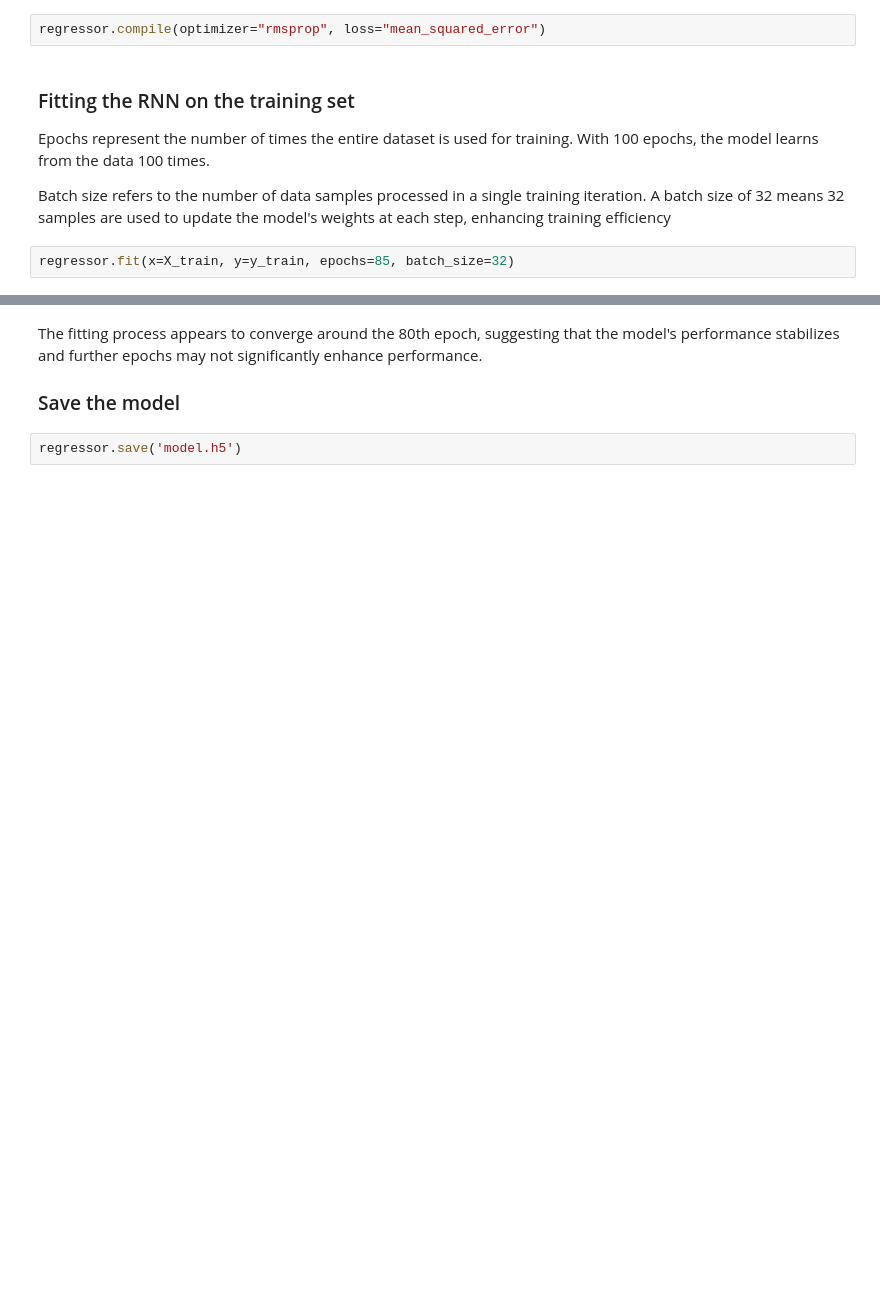
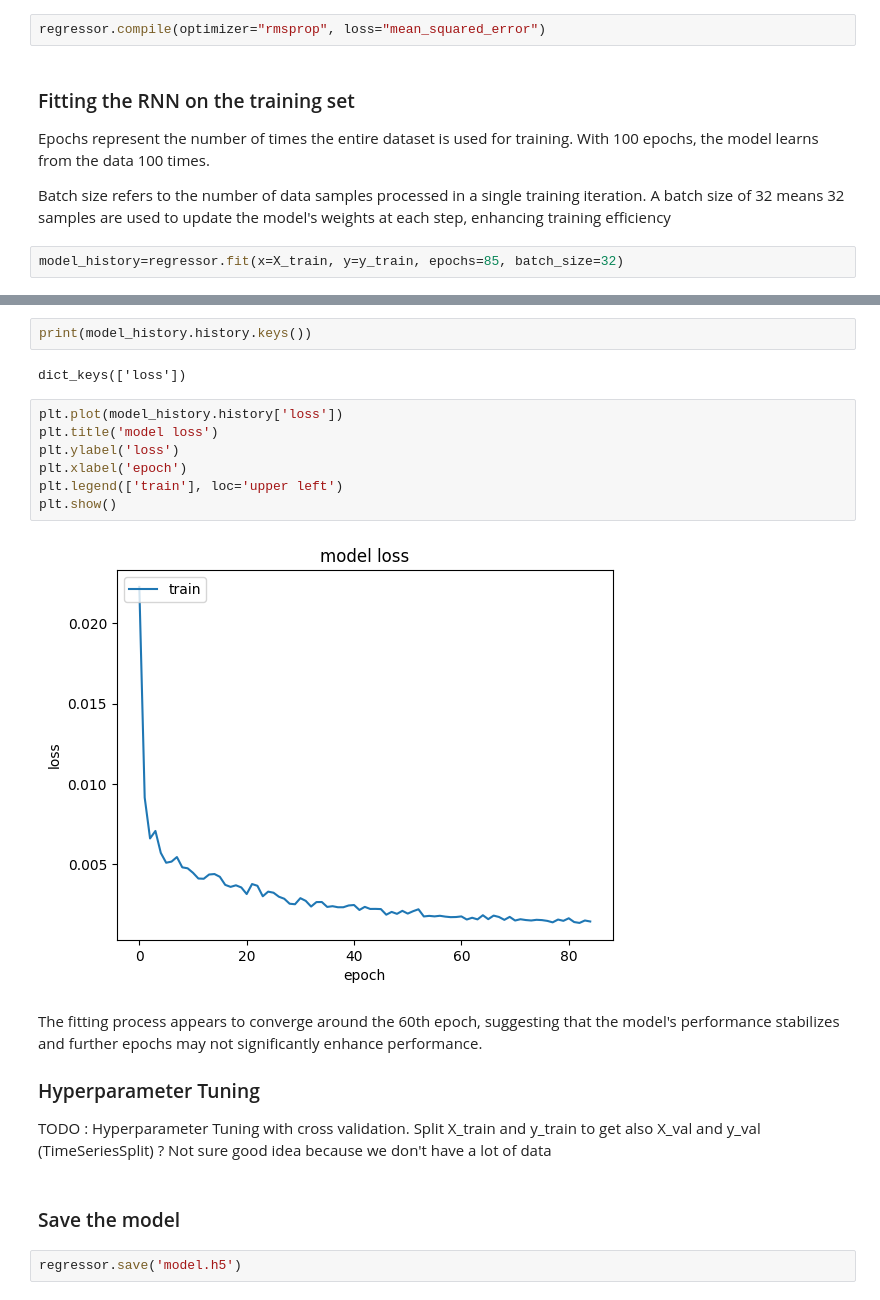
Before and after one commit to Antoine-ValentinCharpentier/GoogleStockPrice, a Jupyter notebook: rnn.ipynb, the cells around one changed output, grey strips where cells are left out. Drawn from its saved outputs; the diff is of its cells as text; blank space fills up the shorter version.

Commit message:
Display model loss

```diff
--- a/rnn.ipynb
+++ b/rnn.ipynb
@@ -177,6 +177,6 @@ Epochs represent the number of times the entire dataset is used for training. Wi
 
 Batch size refers to the number of data samples processed in a single training iteration. A batch size of 32 means 32 samples are used to update the model's weights at each step, enhancing training efficiency
 # %%
-regressor.fit(x=X_train, y=y_train, epochs=85, batch_size=32)
+model_history=regressor.fit(x=X_train, y=y_train, epochs=85, batch_size=32)
 # %% [output]
 Epoch 1/85
@@ -200,7 +199,24 @@ Epoch 85/85
+# %%
+print(model_history.history.keys())
+# %% [output]
+dict_keys(['loss'])
+# %%
+plt.plot(model_history.history['loss'])
+plt.title('model loss')
+plt.ylabel('loss')
+plt.xlabel('epoch')
+plt.legend(['train'], loc='upper left')
+plt.show()
+# %% [output]
+[figure, added]
 # %% [markdown]
-The fitting process appears to converge around the 80th epoch, suggesting that the model's performance stabilizes and further epochs may not significantly enhance performance.
+The fitting process appears to converge around the 60th epoch, suggesting that the model's performance stabilizes and further epochs may not significantly enhance performance.
 
-### Save the model
+### Hyperparameter Tuning
+
+TODO : Hyperparameter Tuning with cross validation. Split X_train and y_train to get also X_val and y_val  (TimeSeriesSplit) ? Not sure good idea because we don't have a lot of data
+# %% [markdown]
+### Save the model
 # %%
 regressor.save('model.h5')
 # %% [markdown]
```
Also changed, not shown: parts of 1 cell of this notebook.
